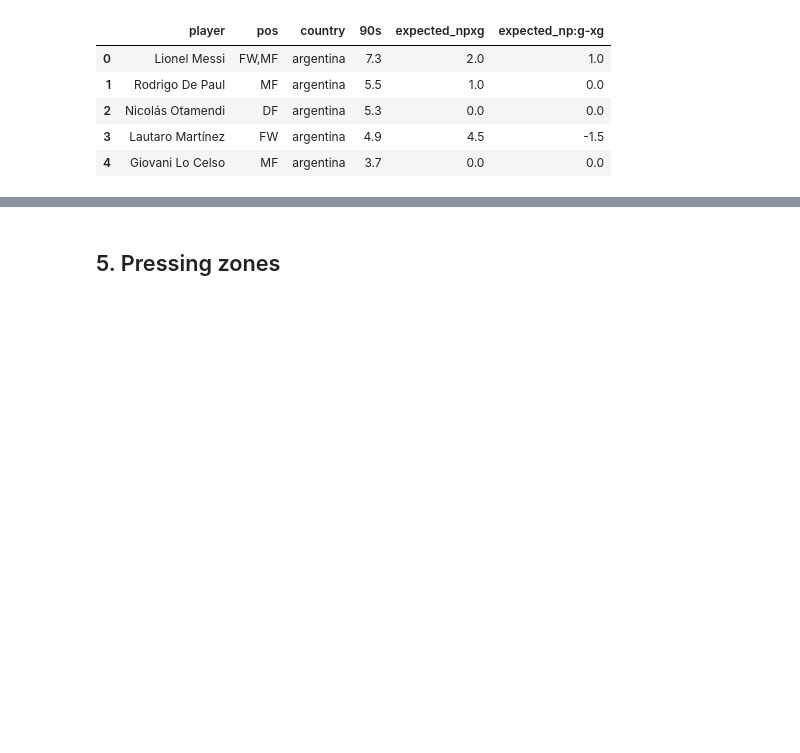
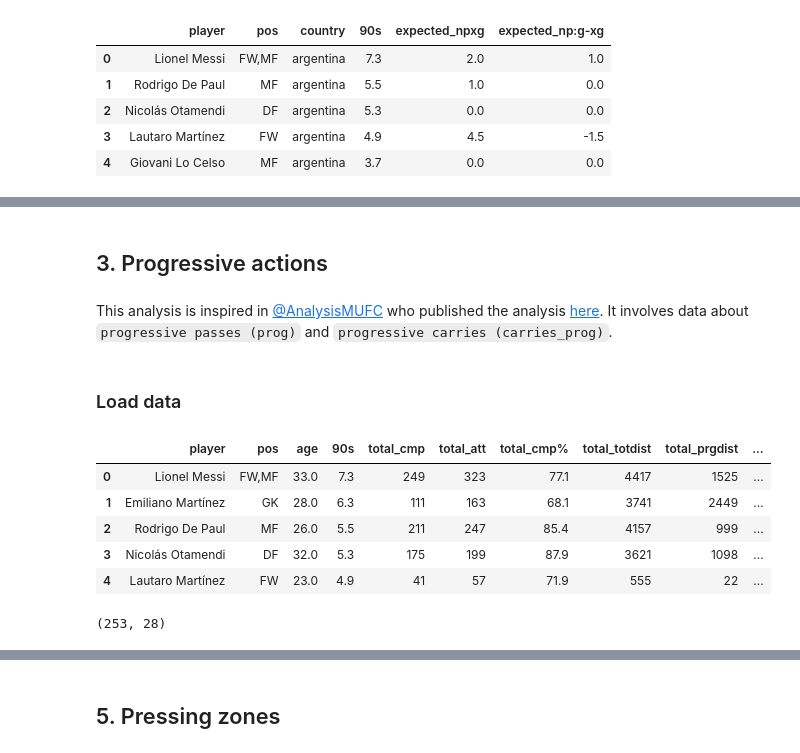
Before and after one commit to joausaga/copa-america-2021-analytics, a Jupyter notebook: team_analysis.ipynb, the cells around one changed output, grey strips where cells are left out. Cells and saved outputs as stored; diff of their text form; code cells hidden in the pictures; blank space fills up the shorter version.

Commit message:
Add analyses defensive actions and progressive actions

```diff
--- a/team_analysis.ipynb
+++ b/team_analysis.ipynb
@@ -462,0 +439,30 @@ plt.show()
+# %% [markdown]
+## 3. Progressive actions
+# %% [markdown]
+This analysis is inspired in [@AnalysisMUFC](https://twitter.com/AnalysisMUFC) who published the analysis [here](https://twitter.com/TaikingUnited/status/1470828567235899403). It involves data about `progressive passes (prog)` and `progressive carries (carries_prog)`.
+# %% [markdown]
+### Load data
+# %%
+# load passing
+passing_df = pd.DataFrame()
+for country in countries:
+    if passing_df.size > 0:
+        aux_df = pd.read_csv(f"data/{country}_passing.csv")
+        aux_df['country'] = country
+        passing_df = passing_df.append(aux_df, ignore_index=True, sort=False)
+    else:
+        passing_df = pd.read_csv(f"data/{country}_passing.csv")
+        passing_df['country'] = country
+# %%
+passing_df.head()
+# %% [output]
+|  | player | pos | age | 90s | total_cmp | total_att | total_cmp% | total_totdist | total_prgdist | ... |
+| 0 | Lionel Messi | FW,MF | 33.0 | 7.3 | 249 | 323 | 77.1 | 4417 | 1525 | ... |
+| 1 | Emiliano Martínez | GK | 28.0 | 6.3 | 111 | 163 | 68.1 | 3741 | 2449 | ... |
+| 2 | Rodrigo De Paul | MF | 26.0 | 5.5 | 211 | 247 | 85.4 | 4157 | 999 | ... |
+| 3 | Nicolás Otamendi | DF | 32.0 | 5.3 | 175 | 199 | 87.9 | 3621 | 1098 | ... |
+| 4 | Lautaro Martínez | FW | 23.0 | 4.9 | 41 | 57 | 71.9 | 555 | 22 | ... |
+# %%
+passing_df.shape
+# %% [output]
+(253, 28)
```
Also changed, not shown: parts of 61 cells of this notebook, 2 other files.
